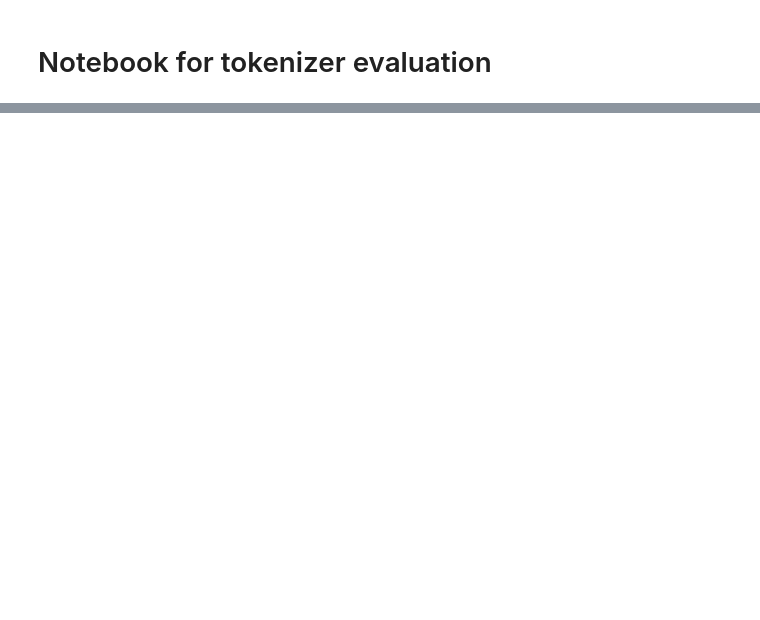
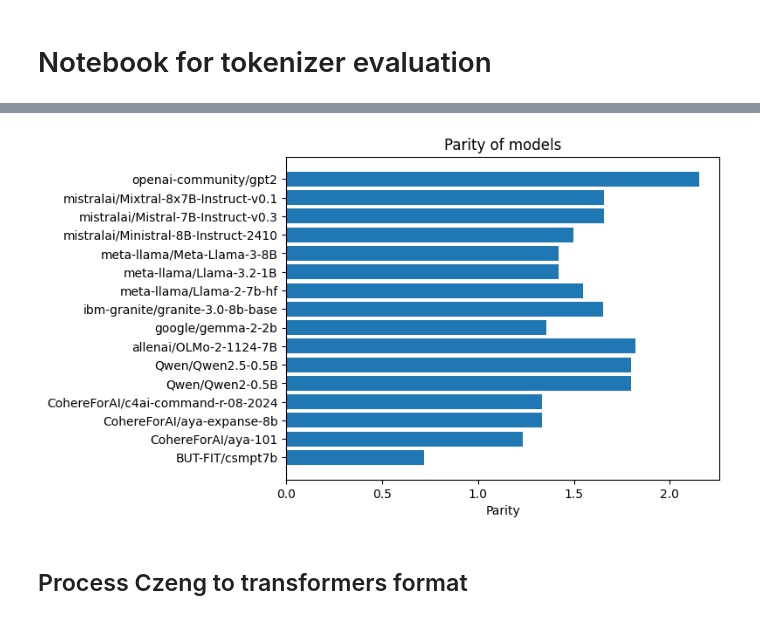
Before and after one commit to mlynatom/master-thesis, a Jupyter notebook: tokenizer_evaluator/tokenizer_evaluation.ipynb, the cells around one changed output, grey strips where cells are left out. Saved outputs shown, nothing was run; the diff lists cells and outputs as text; code cells hidden in the pictures; blank space fills up the shorter version.

```diff
--- a/tokenizer_evaluator/tokenizer_evaluation.ipynb
+++ b/tokenizer_evaluator/tokenizer_evaluation.ipynb
@@ -53,0 +118,12 @@ plt.show()
+# %%
+parity = [results[model_id]['parity'] for model_id in model_ids]
+
+fig, ax = plt.subplots()
+ax.barh(model_ids, parity)
+ax.set_xlabel('Parity')
+ax.set_title('Parity of models')
+plt.show()
+# %% [output]
+[figure, added]
+# %% [markdown]
+## Process Czeng to transformers format
```
Also changed, not shown: parts of 10 cells of this notebook, 2 other files.
